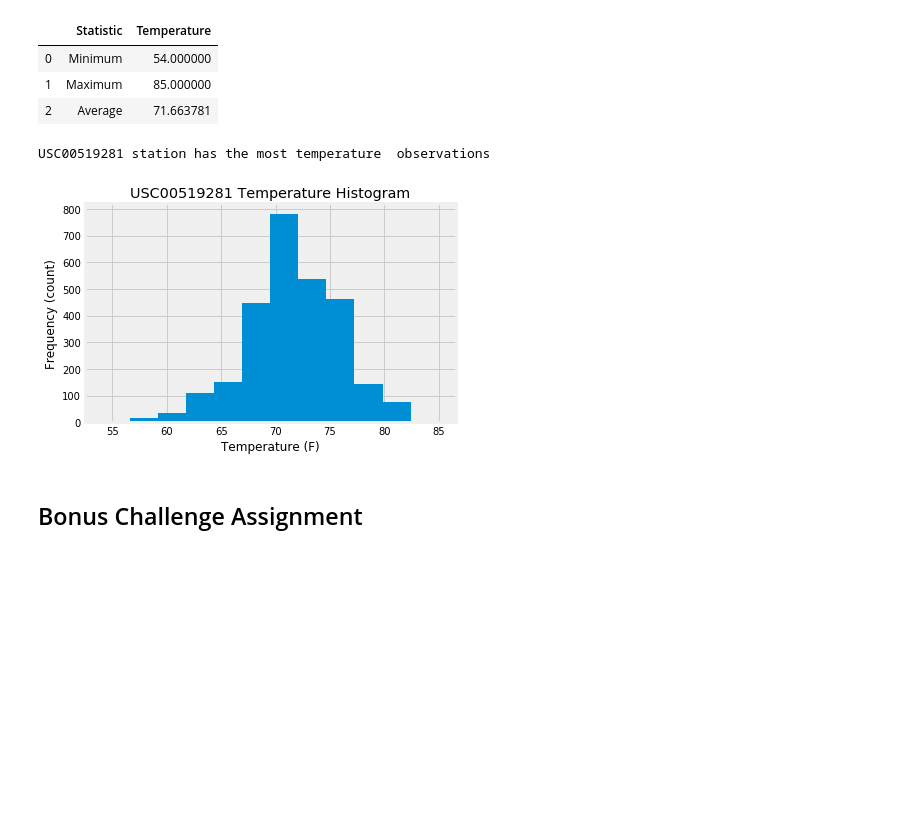
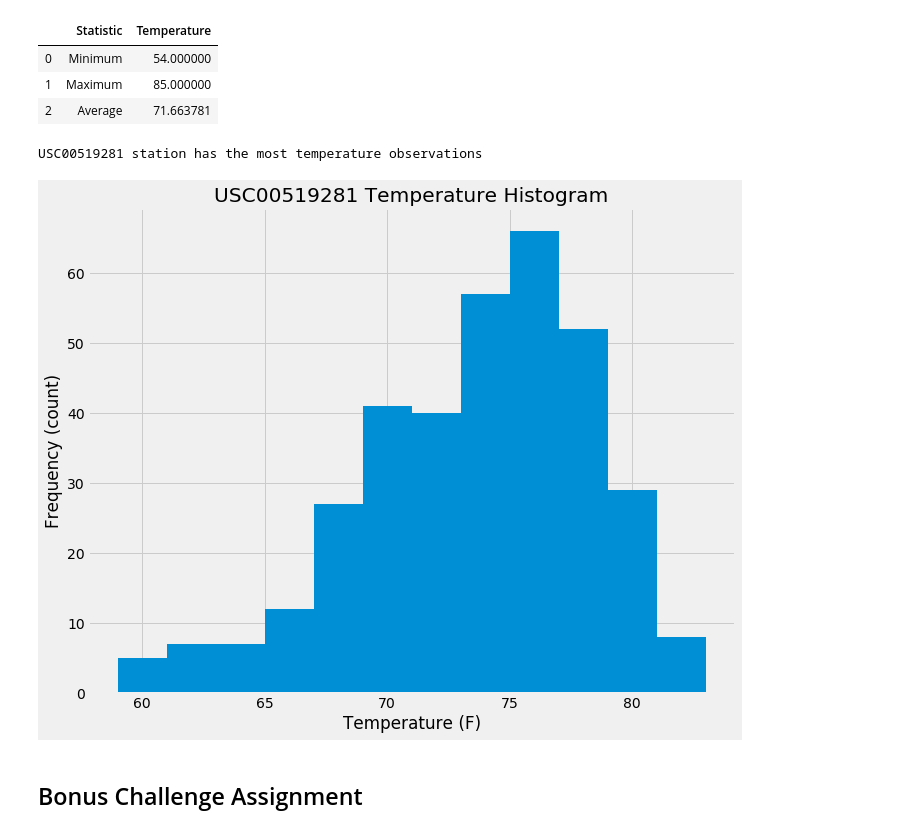
Before and after one commit to vbhakta27/Hawaii_Vacation, a Jupyter notebook: climate_starter.ipynb, the cells around one changed output. Drawn from its saved outputs; the diff is of its cells as text; code cells hidden in the pictures; blank space fills up the shorter version.

```diff
--- a/climate_starter.ipynb
+++ b/climate_starter.ipynb
@@ -157,26 +145,16 @@ USC00519281_df
 # Choose the station with the highest number of temperature observations.
 # Query the last 12 months of temperature observation data for this station and plot the results as a histogram
 most_temps_station = session.query(Measurement.station).group_by(Measurement.station).order_by(func.count(Measurement.tobs).desc()).first()
-print(f'{most_temps_station[0]} station has the most temperature  observations')
+print(f'{most_temps_station[0]} station has the most temperature observations')
 
-# station_temps = session.query(Measurement.tobs,func.count(Measurement.tobs)).group_by(Measurement.tobs).order_by(Measurement.tobs).\
-#                             filter(Measurement.station == most_temps_station[0])
-
-# temps=[]
-# frequency=[]
-# for temp in station_temps:
-#     temps.append(temp[0])
-#     frequency.append(temp[1])
-
-
-station_temps = session.query(Measurement.tobs).order_by(Measurement.tobs).filter(Measurement.station == most_temps_station[0])
+station_temps = session.query(Measurement.tobs).order_by(Measurement.tobs).filter(Measurement.station == most_temps_station[0]).filter(Measurement.date >= filter_date).all()
 
 temps=[]
 for temp in station_temps:
     temps.append(temp[0])
 
 temp_freq_df = pd.DataFrame({'Temperatures':temps})
-temp_freq_df.hist(bins=12)
+temp_freq_df.hist(bins=12,  figsize=(10,8))
 plt.xlabel('Temperature (F)')
 plt.ylabel('Frequency (count)')
 plt.title(f'{most_temps_station[0]} Temperature Histogram')
@@ -187,4 +165,4 @@ USC00519281 station has the most temperature  observations
-[figure, old version]
+[figure, new version]
 # %%
 session.close()
 # %% [markdown]
```
Also changed, not shown: parts of 4 cells of this notebook, 5 other files.
